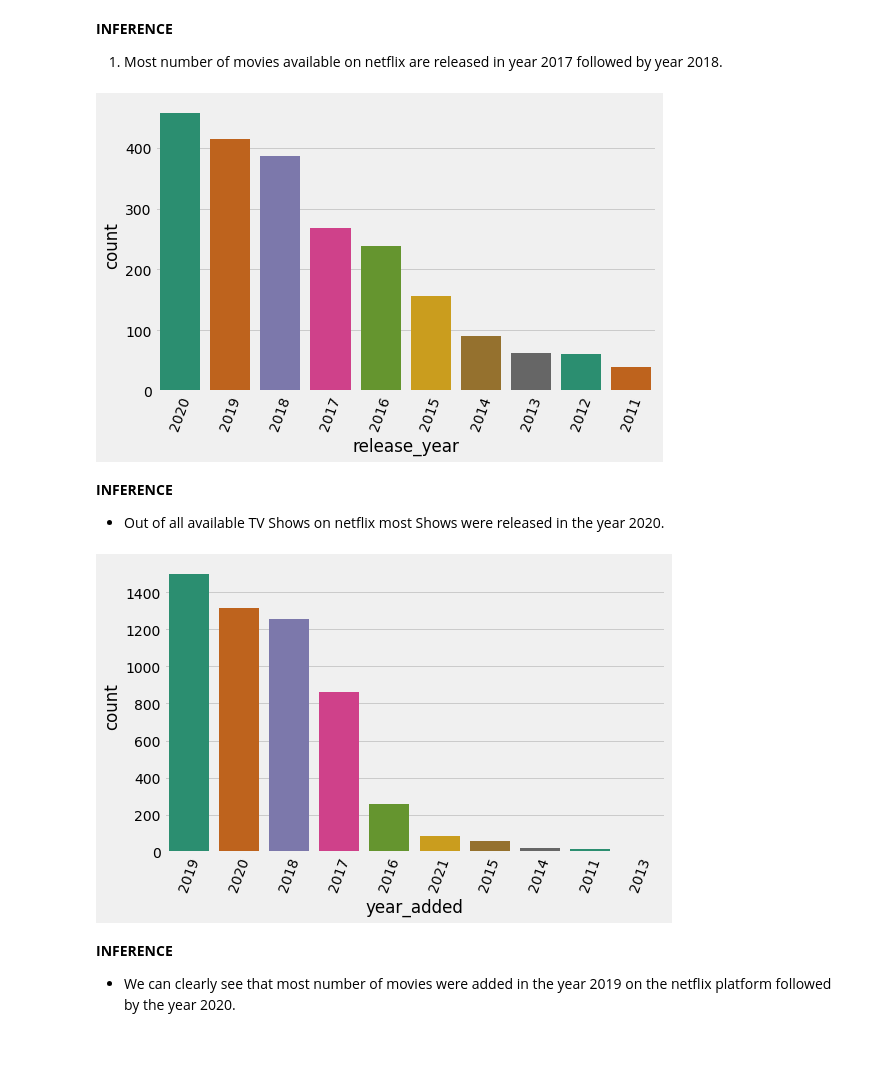
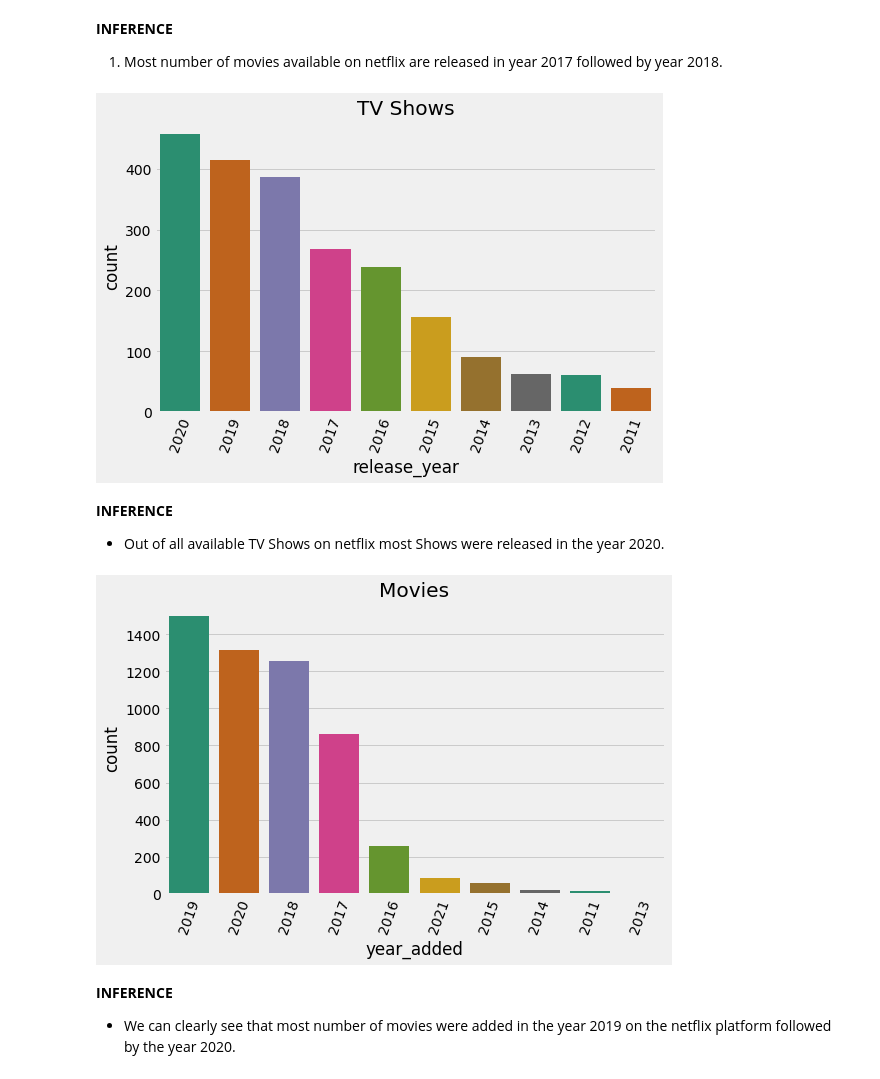
Before and after one commit to AYUSH-SHARMA25/NETFLIX-MOVIES-AND-TV-SHOWS-CLUSTERING, a Jupyter notebook: NETFLIX_MOVIES_AND_TV_SHOWS_CLUSTERING.ipynb, the cells around one changed output. Saved outputs shown, nothing was run; the diff lists cells and outputs as text; code cells hidden in the pictures; blank space fills up the shorter version.

```diff
--- a/NETFLIX_MOVIES_AND_TV_SHOWS_CLUSTERING.ipynb
+++ b/NETFLIX_MOVIES_AND_TV_SHOWS_CLUSTERING.ipynb
@@ -247,12 +247,13 @@ netflix_movies = df[df['type'] == 'Movie']
 netflix_tv = df[df['type'] == 'TV Show']
 # %%
 # Defining a ploting function
-def count_order(column, color_palette):
+def count_order(column, color_palette,title):
   '''
   this function plots counplot with order parameter
   '''
   plt.figure(figsize = (8,5))
   sns.countplot(column, palette = color_palette, order =column.value_counts().index[:10])
+  plt.title(title)
   plt.xticks(rotation = 70)
   plt.show()
 # %%
@@ -350,9 +351,9 @@ count_order(netflix_movies['release_year'], 'Dark2')
 followed by year 2018.
 # %%
 # Top 10 release year of TV Shows
-count_order(netflix_tv['release_year'], 'Dark2')
+count_order(netflix_tv['release_year'], 'Dark2','TV Shows')
 # %% [output]
-[figure, old version]
+[figure, new version]
 # %% [markdown]
 **INFERENCE**
 
@@ -360,9 +361,9 @@ count_order(netflix_tv['release_year'], 'Dark2')
 *  Out of all available TV Shows on netflix most Shows were released in the year 2020.
 # %%
 # Let's see in which year most number of movies and TV Shows were added into the netflix
-count_order(netflix_movies['year_added'], 'Dark2')
+count_order(netflix_movies['year_added'], 'Dark2','Movies')
 # %% [output]
-[figure, old version]
+[figure, new version]
 # %% [markdown]
 **INFERENCE**
 
```
Also changed, not shown: parts of 11 cells of this notebook.
